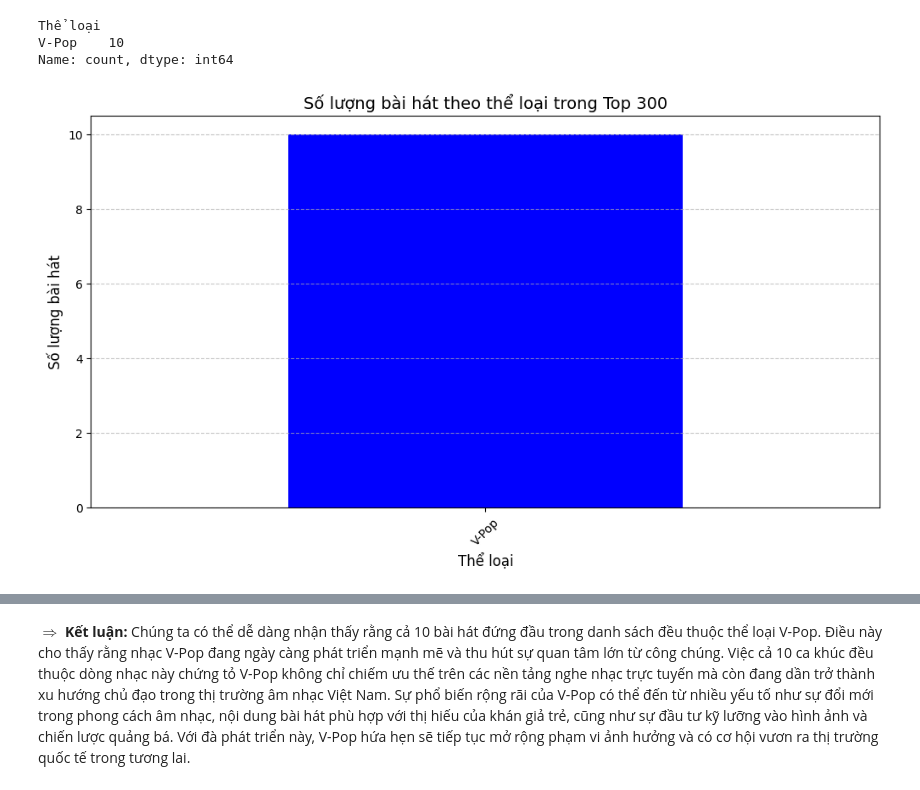
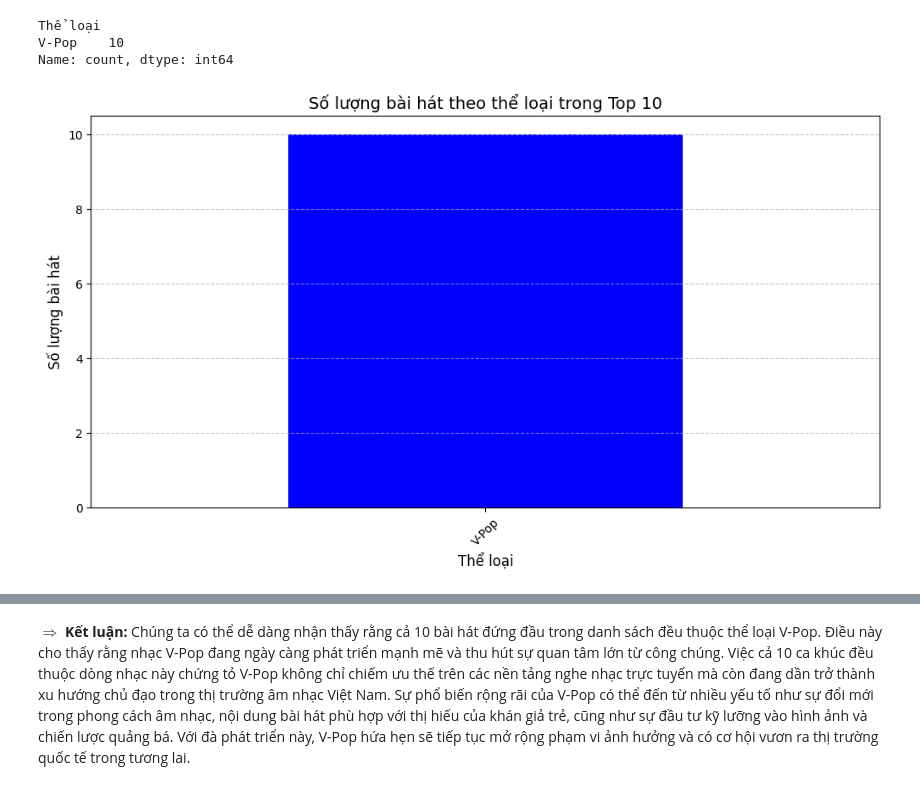
Before and after one commit to LLH-07/Truc_Quan_Hoa_KHDL, a Jupyter notebook: Lab01/22127117_22127352.ipynb, the cells around one changed output, grey strips where cells are left out. Drawn from its saved outputs; the diff is of its cells as text; code cells hidden in the pictures.

```diff
--- a/Lab01/22127117_22127352.ipynb
+++ b/Lab01/22127117_22127352.ipynb
@@ -1753,21 +1746,21 @@ Name: count, dtype: int64
 # %%
 
 
 # Vẽ biểu đồ cột
 plt.figure(figsize=(12, 6))
 genre_counts.plot(kind='bar', color='blue')
 
 # Tùy chỉnh biểu đồ
 plt.xlabel("Thể loại", fontsize=12)
 plt.ylabel("Số lượng bài hát", fontsize=12)
-plt.title("Số lượng bài hát theo thể loại trong Top 300", fontsize=14)
+plt.title("Số lượng bài hát theo thể loại trong Top 10", fontsize=14)
 plt.xticks(rotation=45)  # Xoay nhãn thể loại cho dễ đọc
 plt.grid(axis='y', linestyle='--', alpha=0.7)
 
-# Hiển thị biểu đồ
+
 plt.show()
 # %% [output]
-[figure, old version]
+[figure, new version]
 # %%
 
 
```
Also changed, not shown: parts of 16 cells of this notebook.
